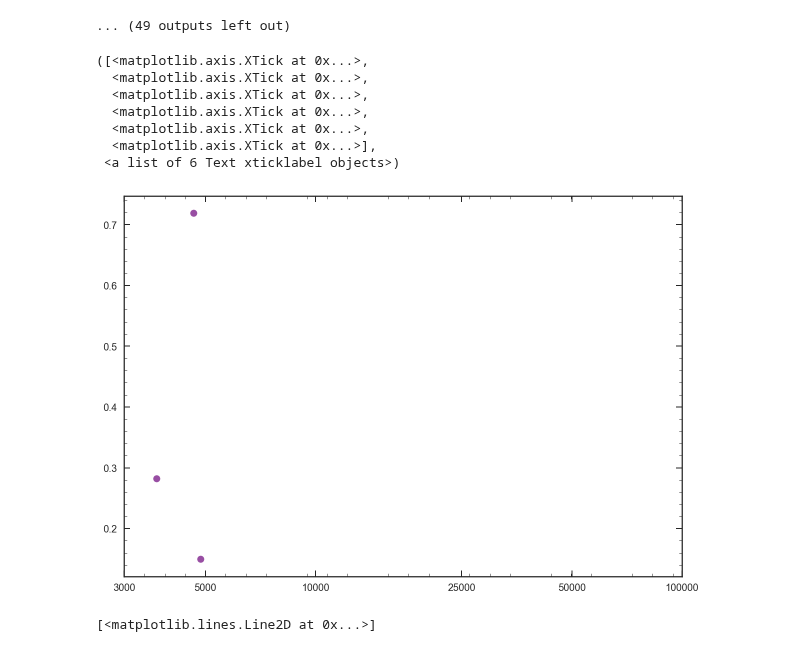
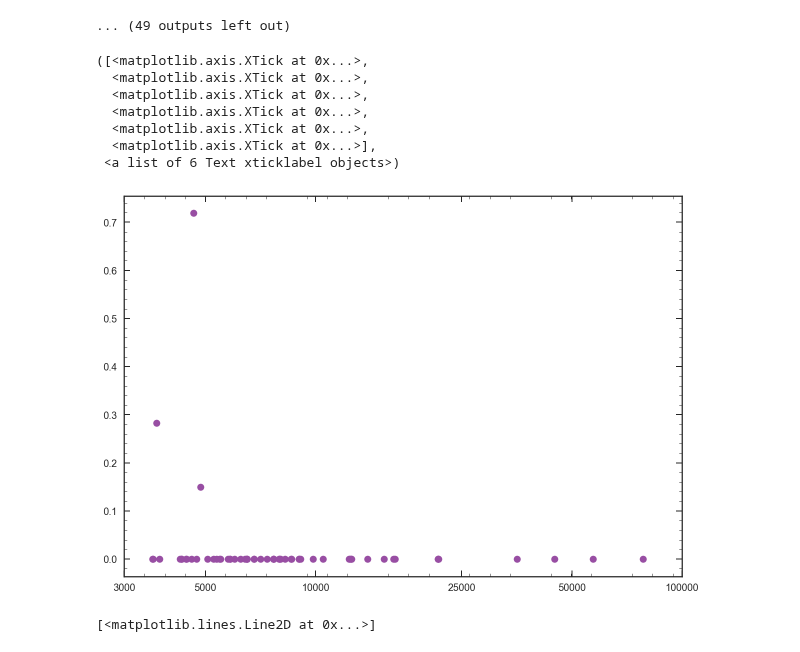
Before and after one commit to Vince-ec/Cluster_and_field, a Jupyter notebook: scripts/Flux_error.ipynb, the cells around one changed output. Saved outputs shown, nothing was run; the diff lists cells and outputs as text; code cells hidden in the pictures.

```diff
--- a/scripts/Flux_error.ipynb
+++ b/scripts/Flux_error.ipynb
@@ -113,19 +113,22 @@ for i in orderedpwv:
 # %%
 mie = [np.median(U) for U in intrerr]
 me = [np.median(U) for U in nerr]
+
+MIE = np.array(mie) - np.array(me)
+MIE[MIE < 0] = 0
 # %%
 plt.figure(figsize=[10,7])
-plt.plot(np.log10(orderedpwv), np.sqrt(np.array(mie) - np.array(me)), 'o', color='#984ea3')
+plt.plot(np.log10(orderedpwv), np.sqrt(MIE), 'o', color='#984ea3')
 plt.xticks(np.log10([3000,5000,10000,25000,50000,100000]),[3000,5000,10000,25000,50000,100000])
 # %% [output]
 ([<matplotlib.axis.XTick at 0x...>,
   <matplotlib.axis.XTick at 0x...>,
   <matplotlib.axis.XTick at 0x...>,
   <matplotlib.axis.XTick at 0x...>,
   <matplotlib.axis.XTick at 0x...>,
   <matplotlib.axis.XTick at 0x...>],
  <a list of 6 Text xticklabel objects>)
-[figure, old version]
+[figure, new version]
 # %%
 def Run_bin_stat(wv,tmp,bin_size):
     wv = wv[tmp**2 > 0]
```
Also changed, not shown: parts of 38 cells of this notebook, 1 other file.
